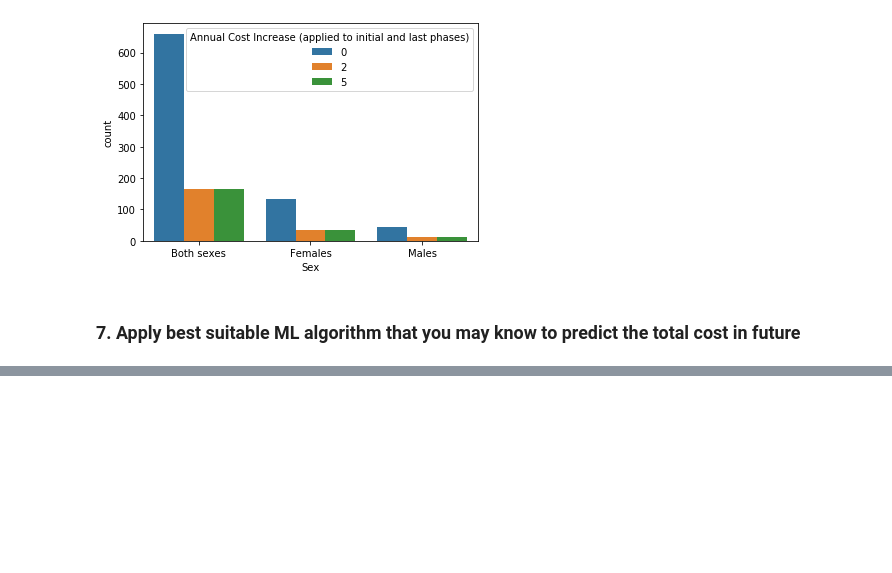
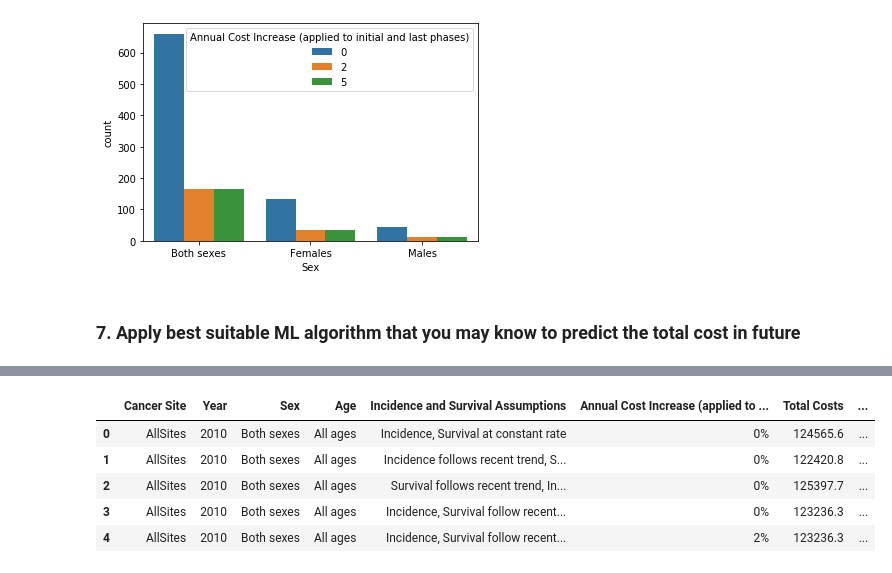
Before and after one commit to adityamahamuni/ML, a Jupyter notebook: Miscellaneous/Cancer Treatment assignment/CancerTreatment.ipynb, the cells around one changed output, grey strips where cells are left out. Drawn from its saved outputs; the diff is of its cells as text; code cells hidden in the pictures; blank space fills up the shorter version.

```diff
--- a/Miscellaneous/Cancer Treatment assignment/CancerTreatment.ipynb
+++ b/Miscellaneous/Cancer Treatment assignment/CancerTreatment.ipynb
@@ -133,0 +151,9 @@ sns.countplot(x="Sex", hue="Annual Cost Increase (applied to initial and last ph
+# %%
+data.head()
+# %% [output]
+|  | Cancer Site | Year | Sex | Age | Incidence and Survival Assumptions | Annual Cost Increase (applied to ... | Total Costs | ... |
+| 0 | AllSites | 2010 | Both sexes | All ages | Incidence, Survival at constant rate | 0% | 124565.6 | ... |
+| 1 | AllSites | 2010 | Both sexes | All ages | Incidence follows recent trend, S... | 0% | 122420.8 | ... |
+| 2 | AllSites | 2010 | Both sexes | All ages | Survival follows recent trend, In... | 0% | 125397.7 | ... |
+| 3 | AllSites | 2010 | Both sexes | All ages | Incidence, Survival follow recent... | 0% | 123236.3 | ... |
+| 4 | AllSites | 2010 | Both sexes | All ages | Incidence, Survival follow recent... | 2% | 123236.3 | ... |
```
Also changed, not shown: parts of 19 cells of this notebook.
